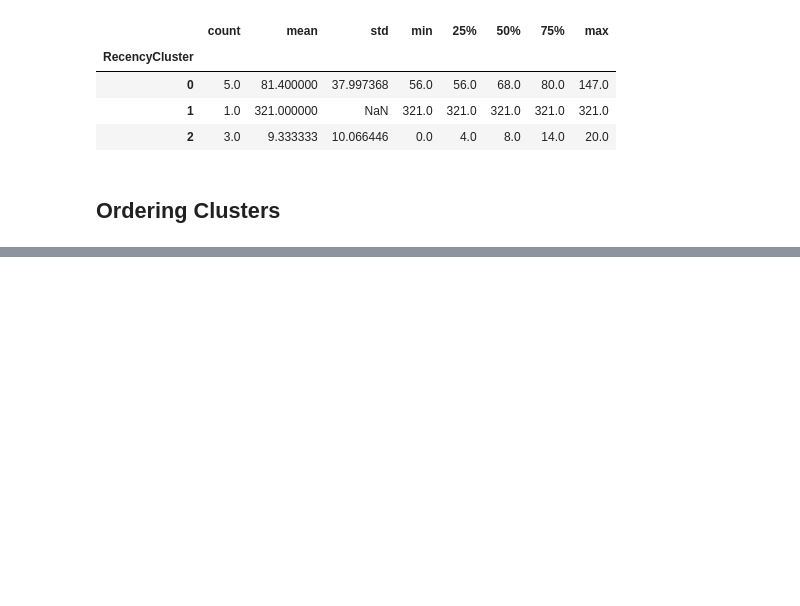
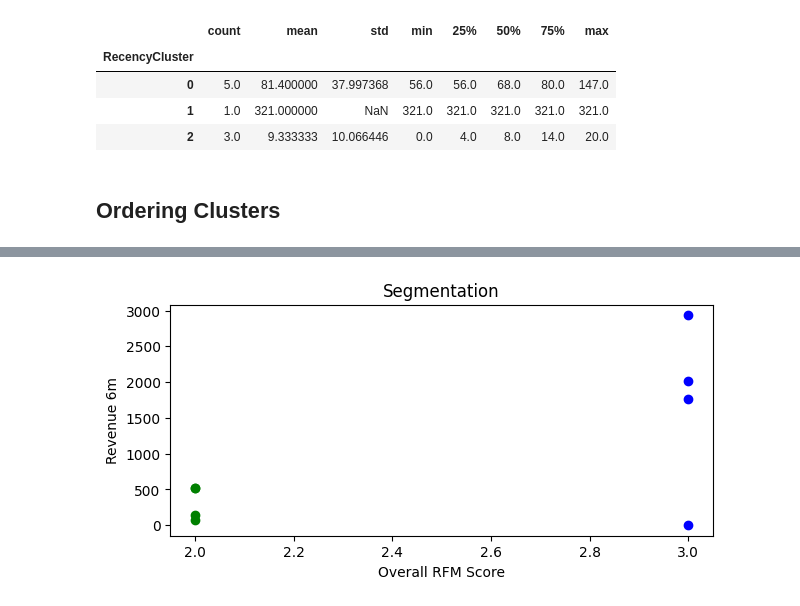
Before and after one commit to langatkevin/Customer-Lifetime-Value, a Jupyter notebook: cltv.ipynb, the cells around one changed output, grey strips where cells are left out. Cells and saved outputs as stored; diff of their text form; code cells hidden in the pictures; blank space fills up the shorter version.

```diff
--- a/cltv.ipynb
+++ b/cltv.ipynb
@@ -180,0 +379,5 @@ customer_segmentation.groupby('RecencyCluster')['Recency'].describe()
+# %%
+customer_segmentation['Segment'] = 'Low-Value'
+customer_segmentation.loc[customer_segmentation['OverallScore'] > 2, 'Segment'] = 'Mid-Value'
+customer_segmentation.loc[customer_segmentation['OverallScore'] > 4, 'Segment'] = 'High-Value'
+customer_segmentation.head()
@@ -180,0 +456,5 @@ customer_segmentation.groupby('RecencyCluster')['Recency'].describe()
+# %%
+# Merge the dataframes
+customer_merged = pd.merge(customer_segmentation, customer_6m, on='CustomerID', how='left')
+customer_merged = customer_merged.fillna(0)
+customer_merged.head()
@@ -180,0 +468,12 @@ customer_segmentation.groupby('RecencyCluster')['Recency'].describe()
+# %%
+# plot a scatter plot of RFM scores (Recency, Frequency, and Monetary) against Revenue for different customer segments(Low-Value, Mid-Value, High-Value).
+plt.figure(figsize=(7, 3))
+plt.scatter(customer_merged.query("Segment == 'Low-Value'")['OverallScore'], customer_merged.query("Segment == 'Low-Value'")['Revenue_6m'], color='g')
+plt.scatter(customer_merged.query("Segment == 'Mid-Value'")['OverallScore'], customer_merged.query("Segment == 'Mid-Value'")['Revenue_6m'], color='b')
+plt.scatter(customer_merged.query("Segment == 'High-Value'")['OverallScore'], customer_merged.query("Segment == 'High-Value'")['Revenue_6m'], color='r')
+plt.xlabel('Overall RFM Score')
+plt.ylabel('Revenue 6m')
+plt.title('Segmentation')
+plt.show()
+# %% [output]
+[figure, added]
```
Also changed, not shown: parts of 37 cells of this notebook.
